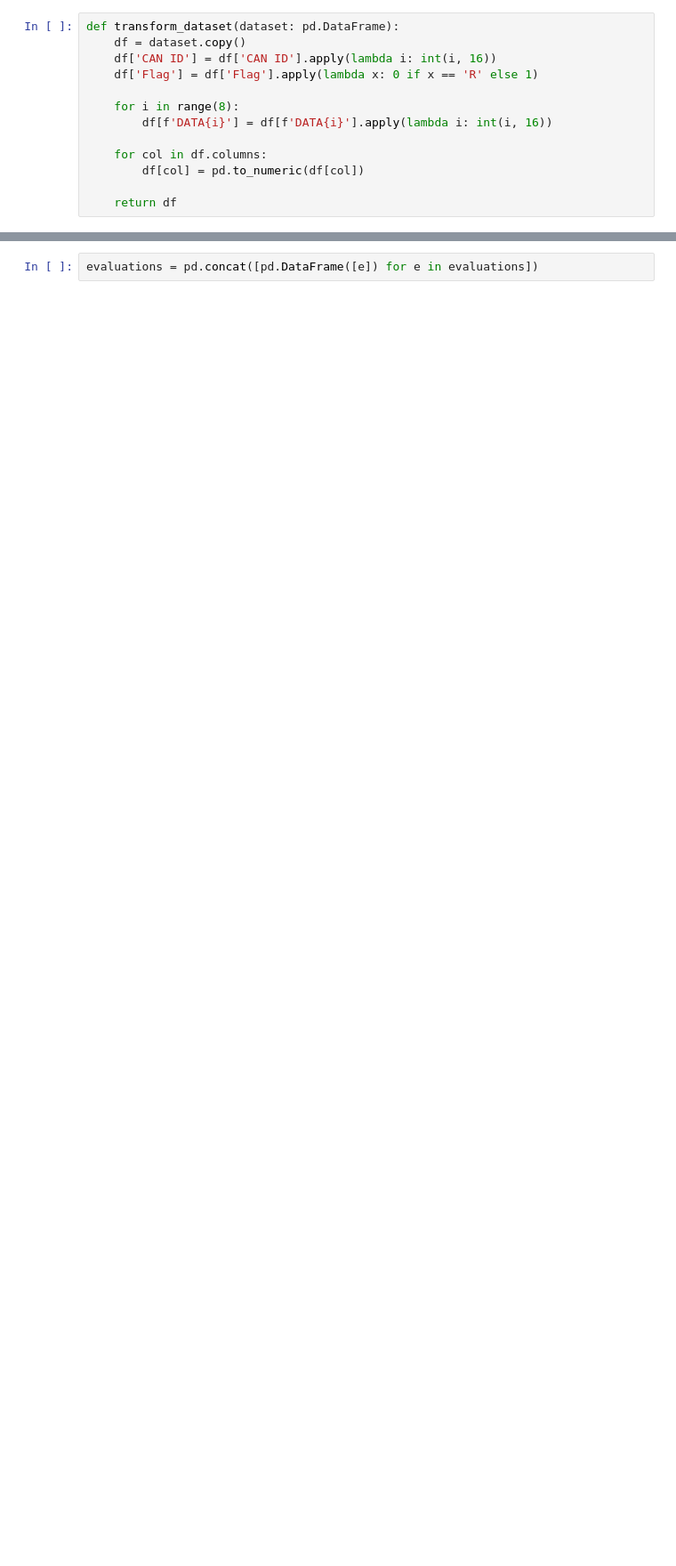
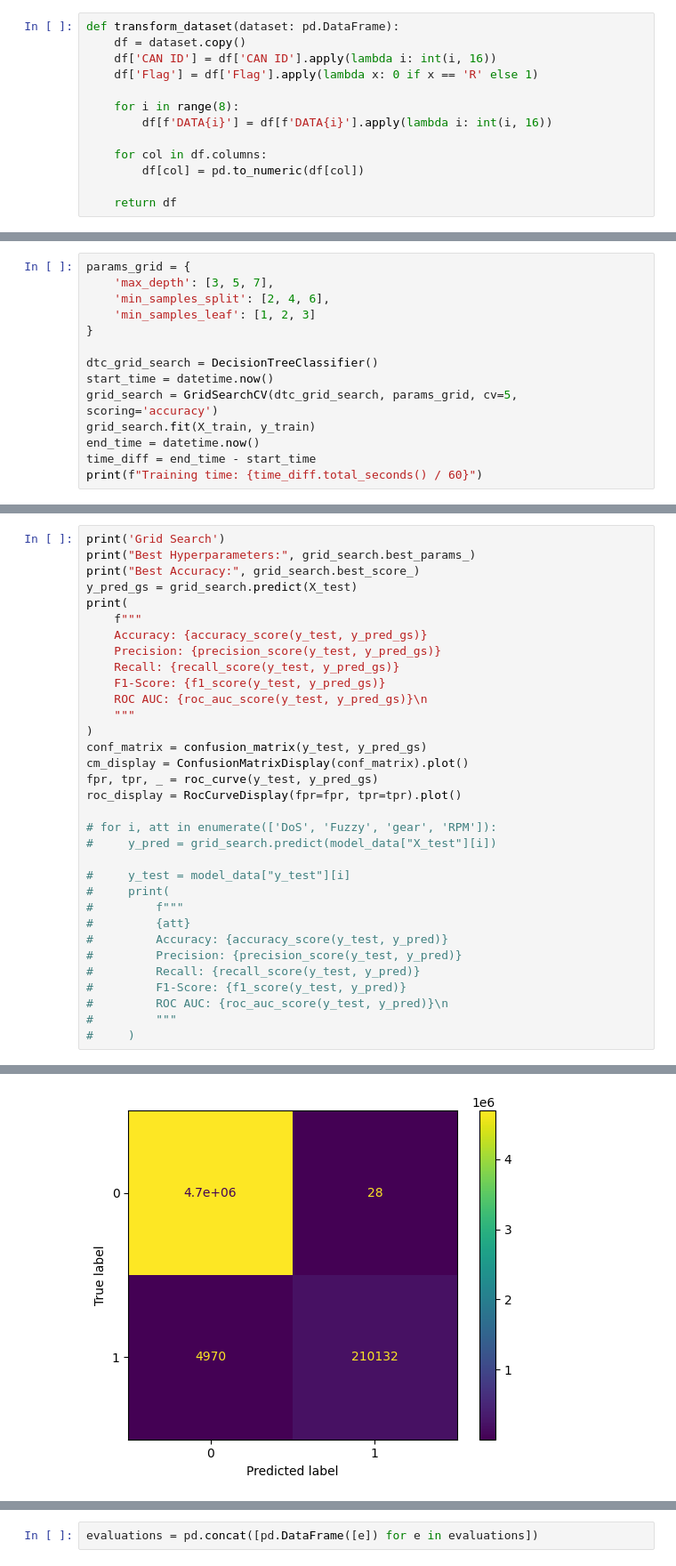
Before and after one commit to gabriale99/Data245PROJECT, a Jupyter notebook: decision_tree.ipynb, the cells around one changed output, grey strips where cells are left out. Shown: that part at 89% size. Saved outputs shown, nothing was run; the diff lists cells and outputs as text; blank space fills up the shorter version.

```diff
--- a/decision_tree.ipynb
+++ b/decision_tree.ipynb
@@ -128,0 +272,14 @@ for i, att in enumerate(['DoS', 'Fuzzy', 'gear', 'RPM']):
+# %%
+params_grid = {
+    'max_depth': [3, 5, 7],
+    'min_samples_split': [2, 4, 6],
+    'min_samples_leaf': [1, 2, 3]
+}
+
+dtc_grid_search = DecisionTreeClassifier()
+start_time = datetime.now()
+grid_search = GridSearchCV(dtc_grid_search, params_grid, cv=5, scoring='accuracy')
+grid_search.fit(X_train, y_train)
+end_time = datetime.now()
+time_diff = end_time - start_time
+print(f"Training time: {time_diff.total_seconds() / 60}")
@@ -128,0 +288,34 @@ for i, att in enumerate(['DoS', 'Fuzzy', 'gear', 'RPM']):
+# %%
+print('Grid Search')
+print("Best Hyperparameters:", grid_search.best_params_)
+print("Best Accuracy:", grid_search.best_score_)
+y_pred_gs = grid_search.predict(X_test)
+print(
+    f"""
+    Accuracy: {accuracy_score(y_test, y_pred_gs)}
+    Precision: {precision_score(y_test, y_pred_gs)}
+    Recall: {recall_score(y_test, y_pred_gs)}
+    F1-Score: {f1_score(y_test, y_pred_gs)}
+    ROC AUC: {roc_auc_score(y_test, y_pred_gs)}\n
+    """
+)
+conf_matrix = confusion_matrix(y_test, y_pred_gs)
+cm_display = ConfusionMatrixDisplay(conf_matrix).plot()
+fpr, tpr, _ = roc_curve(y_test, y_pred_gs)
+roc_display = RocCurveDisplay(fpr=fpr, tpr=tpr).plot()
+
+# for i, att in enumerate(['DoS', 'Fuzzy', 'gear', 'RPM']):
+#     y_pred = grid_search.predict(model_data["X_test"][i])
+
+#     y_test = model_data["y_test"][i]
+#     print(
+#         f"""
+#         {att}
+#         Accuracy: {accuracy_score(y_test, y_pred)}
+#         Precision: {precision_score(y_test, y_pred)}
+#         Recall: {recall_score(y_test, y_pred)}
+#         F1-Score: {f1_score(y_test, y_pred)}
+#         ROC AUC: {roc_auc_score(y_test, y_pred)}\n
+#         """
+#     )
+# %% [output]
@@ -128,0 +331 @@ for i, att in enumerate(['DoS', 'Fuzzy', 'gear', 'RPM']):
+[figure, added]
```
Also changed, not shown: parts of 27 cells of this notebook.
